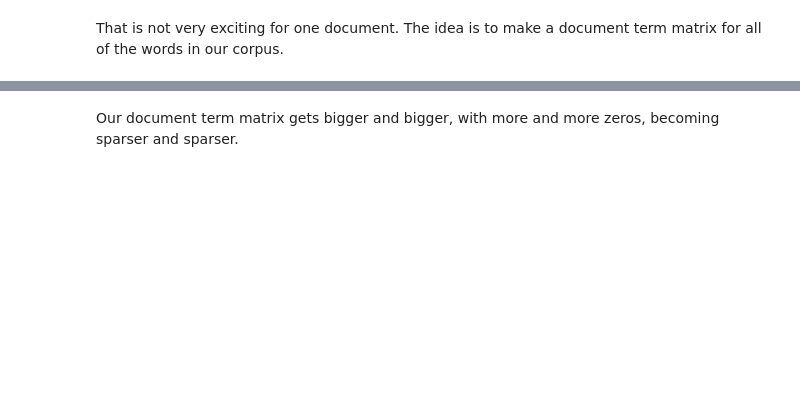
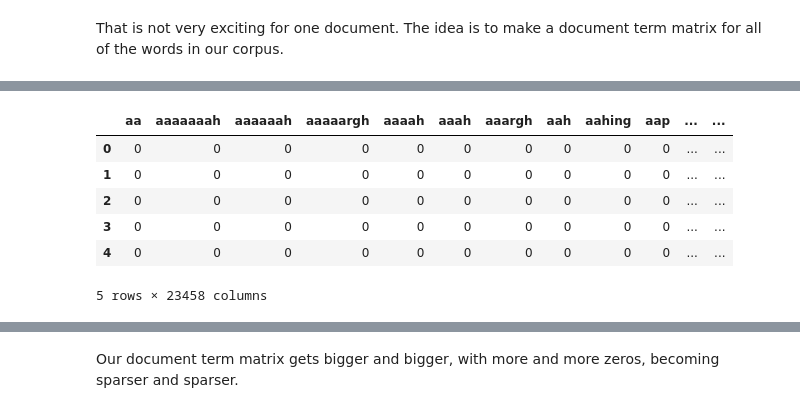
Before and after one commit to mccafj/DS-Live-091922, a Jupyter notebook: Phase4/Topic_37_nlp_vectorization.ipynb, the cells around one changed output, grey strips where cells are left out. Cells and saved outputs as stored; diff of their text form; code cells hidden in the pictures; blank space fills up the shorter version.

```diff
--- a/Phase4/Topic_37_nlp_vectorization.ipynb
+++ b/Phase4/Topic_37_nlp_vectorization.ipynb
@@ -217,3 +413,24 @@ df.head()
+# %%
+vec = vec = CountVectorizer(token_pattern=r"([a-zA-Z]+(?:'[a-z]+)?)",
+                            stop_words=sw,
+                           ngram_range=[1, 1]) # the default ngram_range - only unigrams
+X = vec.fit_transform(corpus.body)
+
+X = vec.fit_transform(corpus.body)
+
+df = pd.DataFrame(X.toarray(), columns=vec.get_feature_names())
+df.head()
+
+# now all documents
+# breaking his rule of more columns than rows, by a lot
+# %% [output]
+|  | aa | aaaaaaah | aaaaaah | aaaaargh | aaaah | aaah | aaargh | aah | aahing | aap | ... | ... |
+| 0 | 0 | 0 | 0 | 0 | 0 | 0 | 0 | 0 | 0 | 0 | ... | ... |
+| 1 | 0 | 0 | 0 | 0 | 0 | 0 | 0 | 0 | 0 | 0 | ... | ... |
+| 2 | 0 | 0 | 0 | 0 | 0 | 0 | 0 | 0 | 0 | 0 | ... | ... |
+| 3 | 0 | 0 | 0 | 0 | 0 | 0 | 0 | 0 | 0 | 0 | ... | ... |
+| 4 | 0 | 0 | 0 | 0 | 0 | 0 | 0 | 0 | 0 | 0 | ... | ... |
+5 rows × 23458 columns
 # %%
 vec = CountVectorizer(token_pattern=r"([a-zA-Z]+(?:'[a-z]+)?)", stop_words=sw,
                       ngram_range=[1, 2])
```
Also changed, not shown: parts of 48 cells of this notebook, 5 other files.
